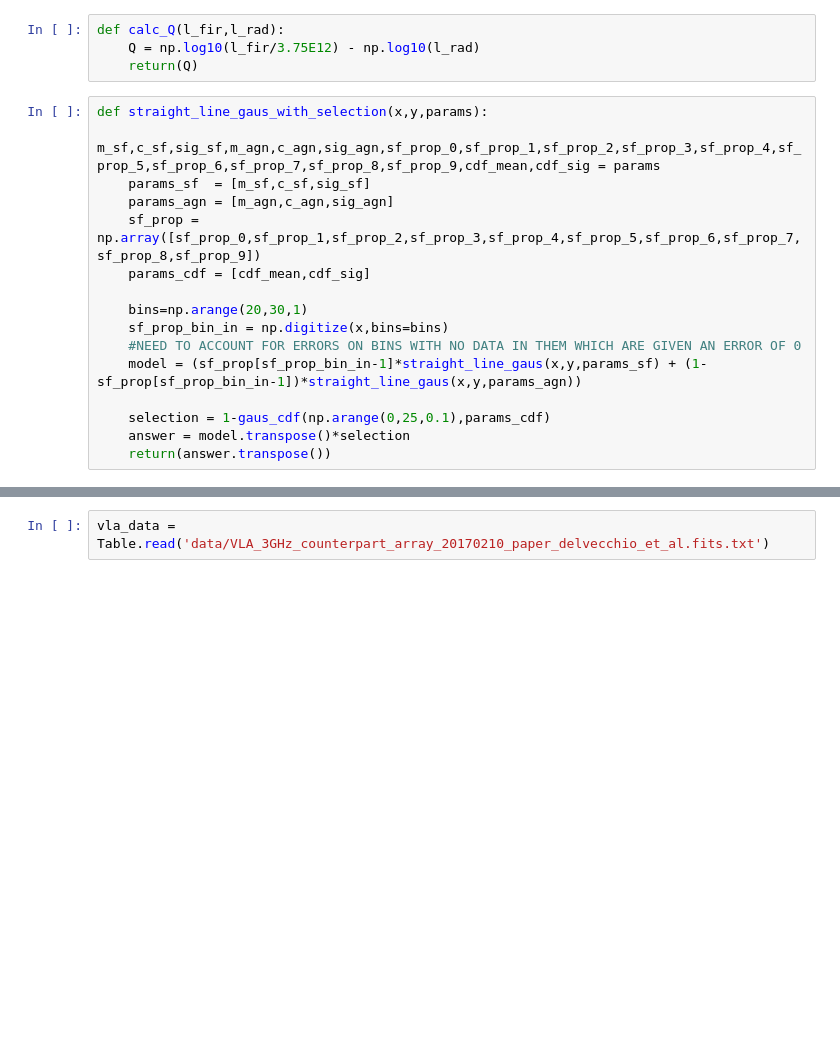
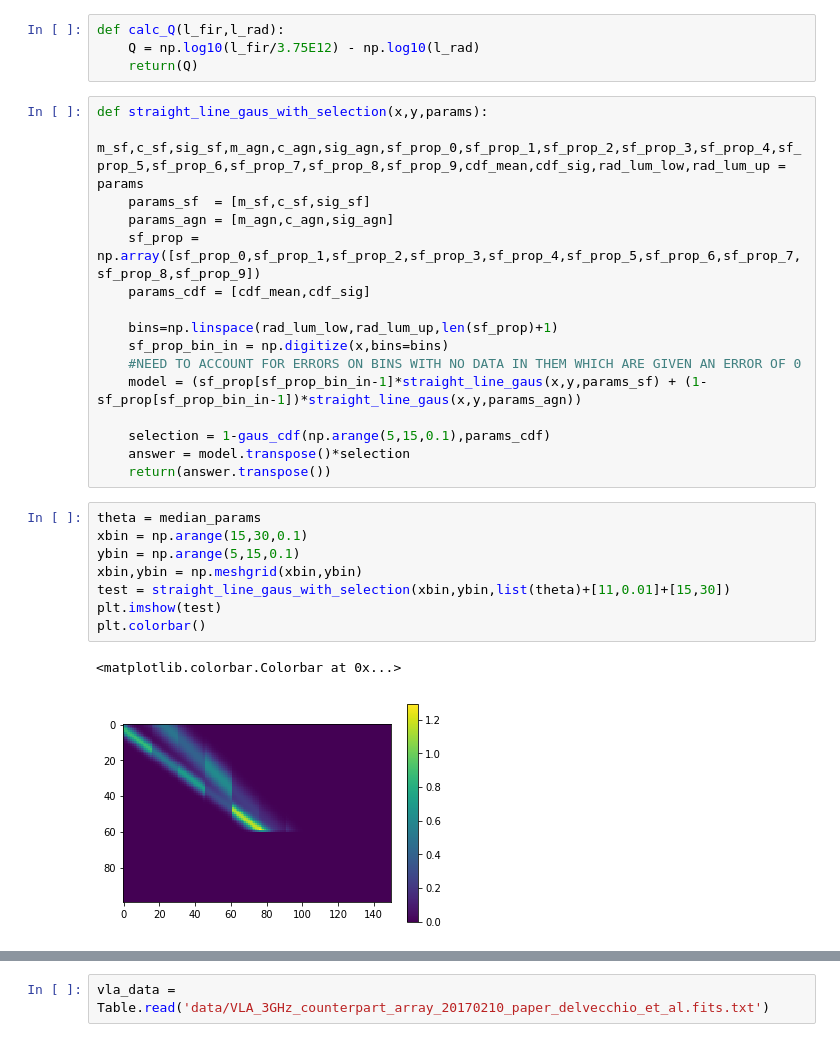
Before and after one commit to me322Physics/FIR-group, a Jupyter notebook: Ian/FIRC/fit_firc_VLA_COSMOS.ipynb, the cells around one changed output, grey strips where cells are left out. Drawn from its saved outputs; the diff is of its cells as text; blank space fills up the shorter version.

```diff
--- a/Ian/FIRC/fit_firc_VLA_COSMOS.ipynb
+++ b/Ian/FIRC/fit_firc_VLA_COSMOS.ipynb
@@ -90,17 +90,28 @@ def calc_Q(l_fir,l_rad):
     return(Q)
 # %%
 def straight_line_gaus_with_selection(x,y,params):
-    m_sf,c_sf,sig_sf,m_agn,c_agn,sig_agn,sf_prop_0,sf_prop_1,sf_prop_2,sf_prop_3,sf_prop_4,sf_prop_5,sf_prop_6,sf_prop_7,sf_prop_8,sf_prop_9,cdf_mean,cdf_sig = params
+    m_sf,c_sf,sig_sf,m_agn,c_agn,sig_agn,sf_prop_0,sf_prop_1,sf_prop_2,sf_prop_3,sf_prop_4,sf_prop_5,sf_prop_6,sf_prop_7,sf_prop_8,sf_prop_9,cdf_mean,cdf_sig,rad_lum_low,rad_lum_up = params
     params_sf  = [m_sf,c_sf,sig_sf]
     params_agn = [m_agn,c_agn,sig_agn]
     sf_prop = np.array([sf_prop_0,sf_prop_1,sf_prop_2,sf_prop_3,sf_prop_4,sf_prop_5,sf_prop_6,sf_prop_7,sf_prop_8,sf_prop_9])
     params_cdf = [cdf_mean,cdf_sig]
 
-    bins=np.arange(20,30,1)
+    bins=np.linspace(rad_lum_low,rad_lum_up,len(sf_prop)+1)
     sf_prop_bin_in = np.digitize(x,bins=bins)
     #NEED TO ACCOUNT FOR ERRORS ON BINS WITH NO DATA IN THEM WHICH ARE GIVEN AN ERROR OF 0
     model = (sf_prop[sf_prop_bin_in-1]*straight_line_gaus(x,y,params_sf) + (1-sf_prop[sf_prop_bin_in-1])*straight_line_gaus(x,y,params_agn))
 
-    selection = 1-gaus_cdf(np.arange(0,25,0.1),params_cdf)
+    selection = 1-gaus_cdf(np.arange(5,15,0.1),params_cdf)
     answer = model.transpose()*selection
     return(answer.transpose())
+# %%
+theta = median_params
+xbin = np.arange(15,30,0.1)
+ybin = np.arange(5,15,0.1)
+xbin,ybin = np.meshgrid(xbin,ybin)
+test = straight_line_gaus_with_selection(xbin,ybin,list(theta)+[11,0.01]+[15,30])
+plt.imshow(test)
+plt.colorbar()
+# %% [output]
+<matplotlib.colorbar.Colorbar at 0x...>
+[figure, added]
```
Also changed, not shown: parts of 16 cells of this notebook, 5 other files.
